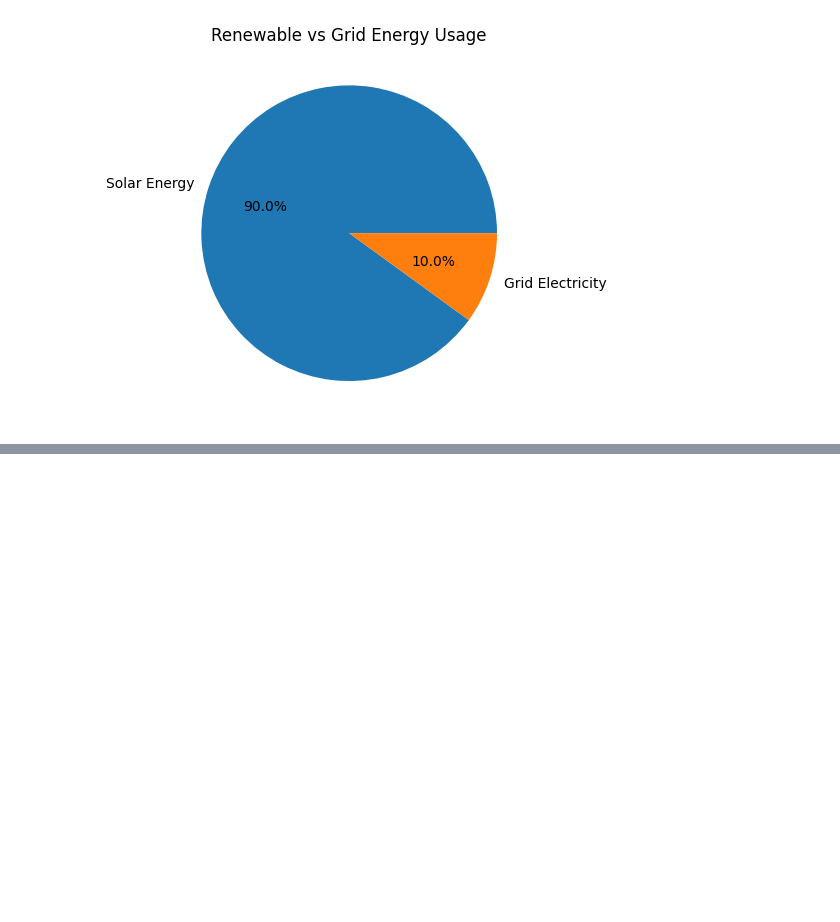
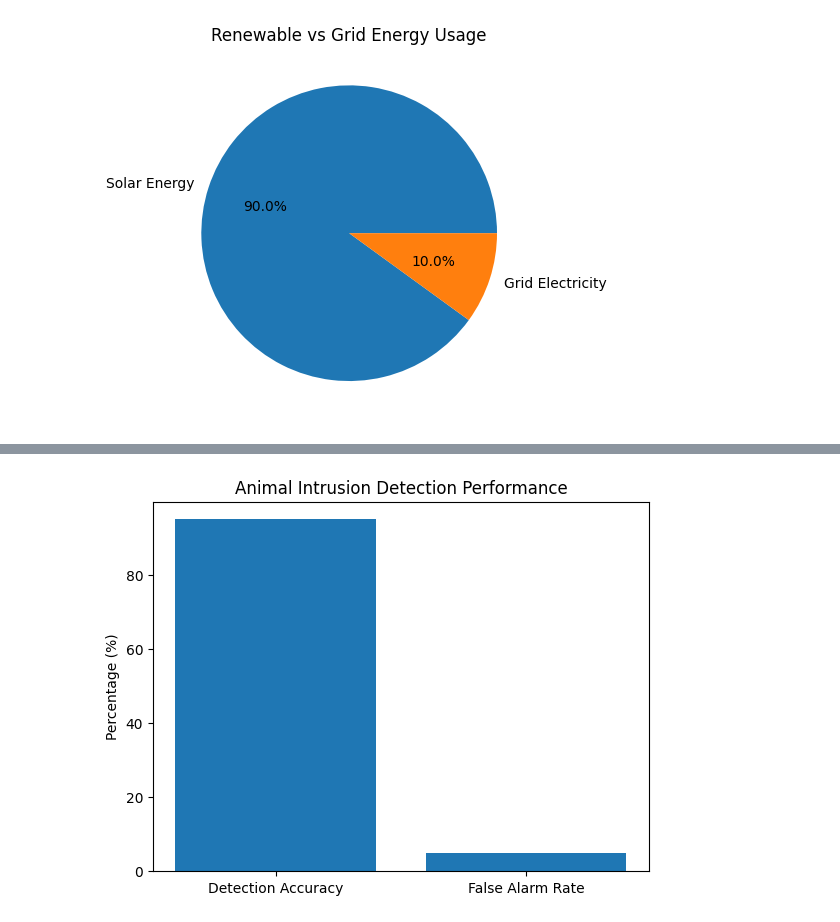
Before and after one commit to mahfuzaakter/fordatascience, a Jupyter notebook: for_capstone_report_.ipynb, the cells around one changed output, grey strips where cells are left out. Drawn from its saved outputs; the diff is of its cells as text; code cells hidden in the pictures; blank space fills up the shorter version.

```diff
--- a/for_capstone_report_.ipynb
+++ b/for_capstone_report_.ipynb
@@ -94,0 +116,17 @@ plt.show()
+# %%
+# 2. False Alarm Rate vs Detection Accuracy (Animal detection)
+
+# 👉 PIR + IR sensor কত accurate, review-এ খুব strong point
+
+# ✅ Code:
+import matplotlib.pyplot as plt
+
+labels = ['Detection Accuracy', 'False Alarm Rate']
+values = [95, 5]  # example: 95% correct detection, 5% false
+
+plt.bar(labels, values)
+plt.ylabel('Percentage (%)')
+plt.title('Animal Intrusion Detection Performance')
+plt.show()
+# %% [output]
+[figure, added]
```
Also changed, not shown: parts of 5 cells of this notebook.
